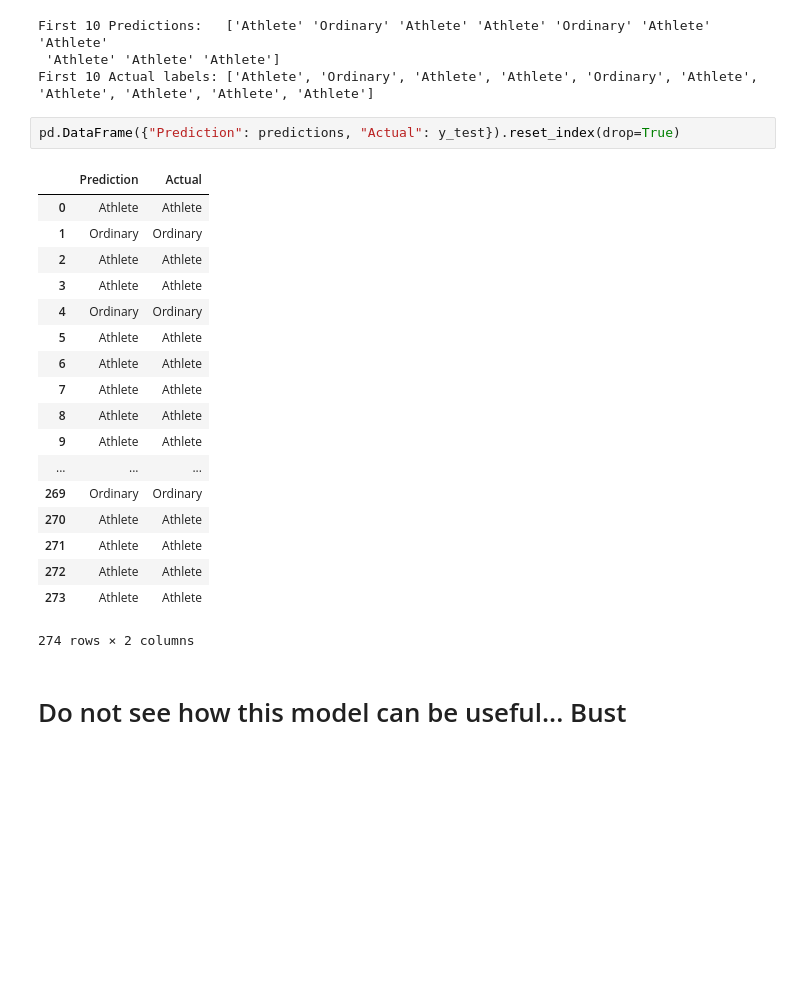
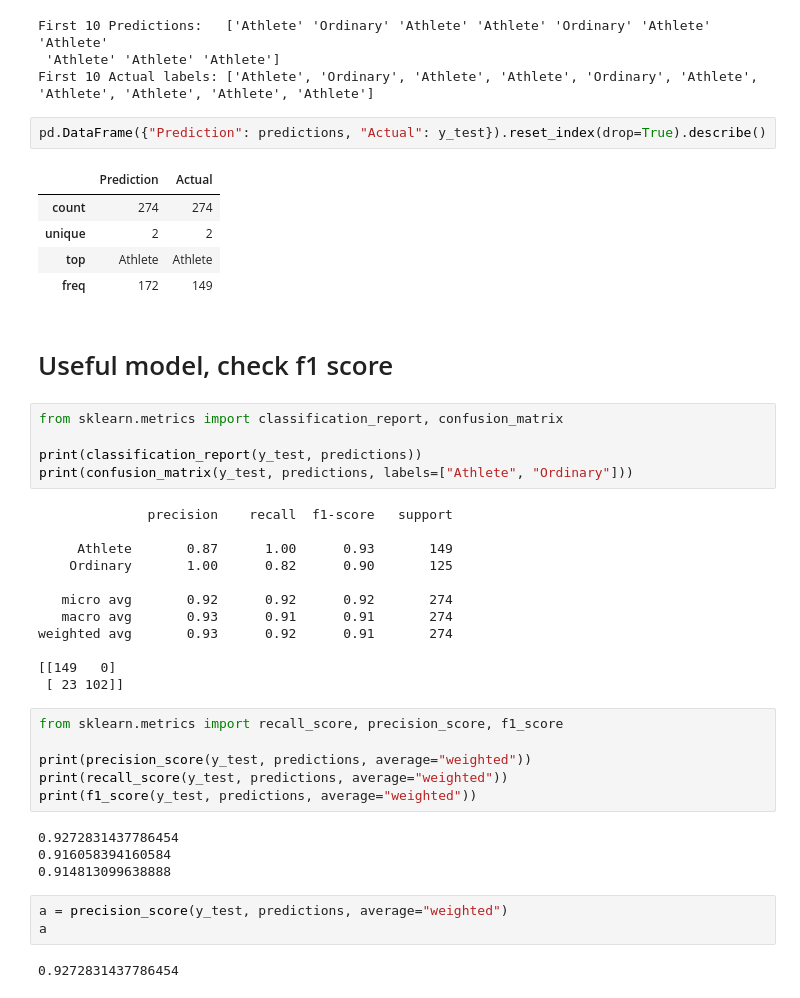
Before and after one commit to mtoriello0725/Olympic_Predictions, a Jupyter notebook: Notebooks/Athlete_To_Normal_People_Comparison.ipynb, the cells around one changed output. Saved outputs shown, nothing was run; the diff lists cells and outputs as text; blank space fills up the shorter version.

Commit message:
Added a prediction to the subject

```diff
--- a/Notebooks/Athlete_To_Normal_People_Comparison.ipynb
+++ b/Notebooks/Athlete_To_Normal_People_Comparison.ipynb
@@ -245,25 +248,44 @@ First 10 Predictions:   ['Athlete' 'Ordinary' 'Athlete' 'Athlete' 'Ordinary' 'At
  'Athlete' 'Athlete' 'Athlete']
 First 10 Actual labels: ['Athlete', 'Ordinary', 'Athlete', 'Athlete', 'Ordinary', 'Athlete', 'Athlete', 'Athlete', 'Athlete', 'Athlete']
 # %%
-pd.DataFrame({"Prediction": predictions, "Actual": y_test}).reset_index(drop=True)
+pd.DataFrame({"Prediction": predictions, "Actual": y_test}).reset_index(drop=True).describe()
 # %% [output]
 |  | Prediction | Actual |
-| 0 | Athlete | Athlete |
-| 1 | Ordinary | Ordinary |
-| 2 | Athlete | Athlete |
-| 3 | Athlete | Athlete |
-| 4 | Ordinary | Ordinary |
-| 5 | Athlete | Athlete |
-| 6 | Athlete | Athlete |
-| 7 | Athlete | Athlete |
-| 8 | Athlete | Athlete |
-| 9 | Athlete | Athlete |
-| ... | ... | ... |
-| 269 | Ordinary | Ordinary |
-| 270 | Athlete | Athlete |
-| 271 | Athlete | Athlete |
-| 272 | Athlete | Athlete |
-| 273 | Athlete | Athlete |
+| count | 274 | 274 |
+| unique | 2 | 2 |
+| top | Athlete | Athlete |
+| freq | 172 | 149 |
-274 rows × 2 columns
-# %% [markdown]
-# Do not see how this model can be useful... Bust
+# %% [markdown]
+# Useful model, check f1 score
+# %%
+from sklearn.metrics import classification_report, confusion_matrix
+
+print(classification_report(y_test, predictions))
+print(confusion_matrix(y_test, predictions, labels=["Athlete", "Ordinary"]))
+# %% [output]
+              precision    recall  f1-score   support
+
+     Athlete       0.87      1.00      0.93       149
+    Ordinary       1.00      0.82      0.90       125
+
+   micro avg       0.92      0.92      0.92       274
+   macro avg       0.93      0.91      0.91       274
+weighted avg       0.93      0.92      0.91       274
+
+[[149   0]
+ [ 23 102]]
+# %%
+from sklearn.metrics import recall_score, precision_score, f1_score
+
+print(precision_score(y_test, predictions, average="weighted"))
+print(recall_score(y_test, predictions, average="weighted"))
+print(f1_score(y_test, predictions, average="weighted"))
+# %% [output]
+0.9272831437786454
+0.916058394160584
+0.914813099638888
+# %%
+a = precision_score(y_test, predictions, average="weighted")
+a
+# %% [output]
+0.9272831437786454
```
Also changed, not shown: parts of 7 cells of this notebook.
